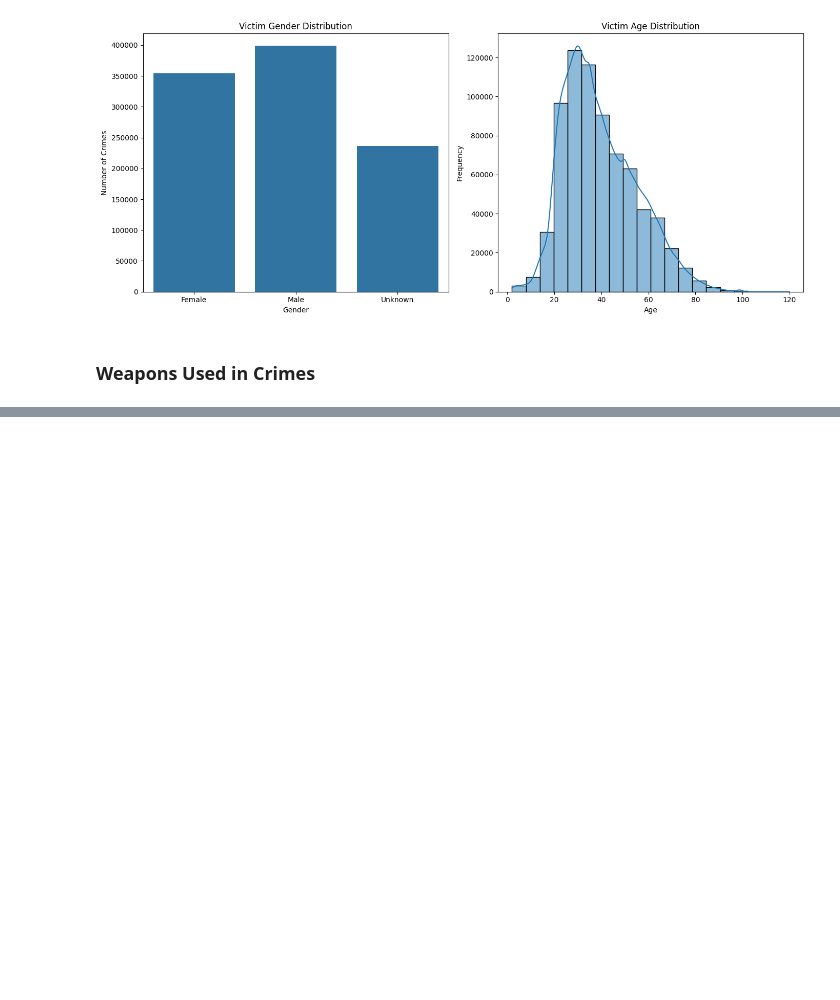
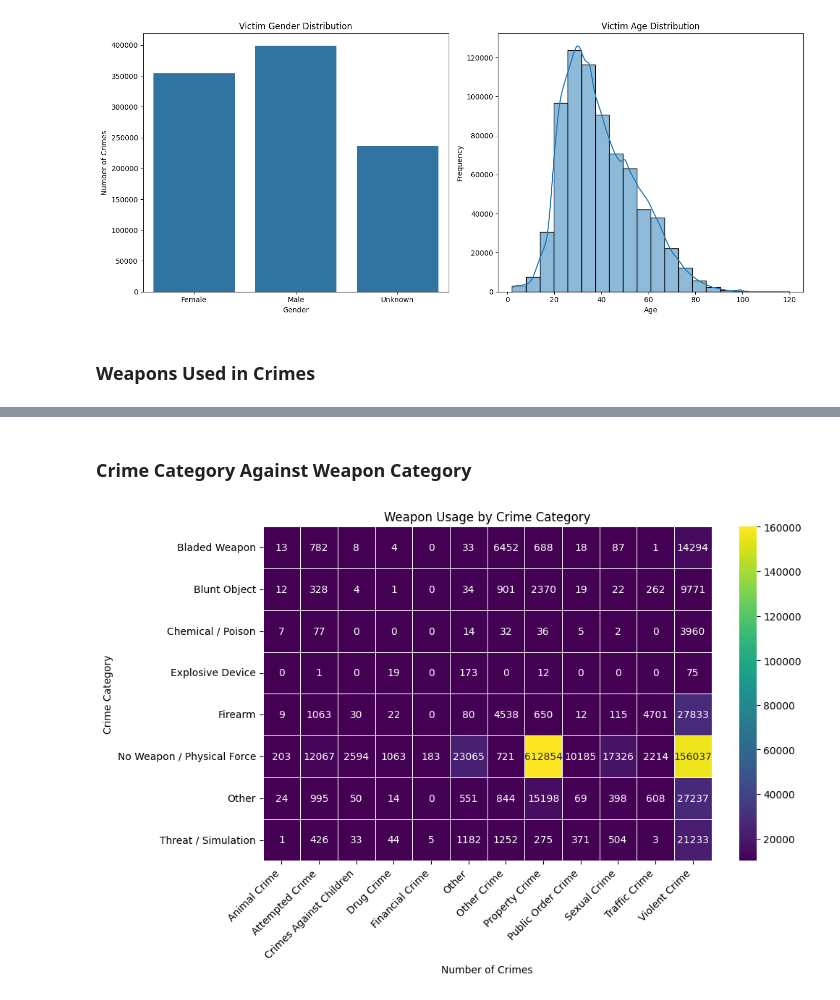
Before and after one commit to safoisgod/DataExploration, a Jupyter notebook: LAPD 2020 -2024 Crime Data Analysis/LAPD 2020 -2024 Crime Data Analysis.ipynb, the cells around one changed output, grey strips where cells are left out. Saved outputs shown, nothing was run; the diff lists cells and outputs as text; code cells hidden in the pictures; blank space fills up the shorter version.

```diff
--- a/LAPD 2020 -2024 Crime Data Analysis/LAPD 2020 -2024 Crime Data Analysis.ipynb
+++ b/LAPD 2020 -2024 Crime Data Analysis/LAPD 2020 -2024 Crime Data Analysis.ipynb
@@ -673,0 +679,19 @@ plt.show()
+# %% [markdown]
+### Crime Category Against Weapon Category
+# %%
+# Prepare the data
+weapon_by_category = df.groupby(['crime_category', 'weapon_category']).size().reset_index(name='crime_count')
+
+# Pivot data for heatmap
+heatmap_data = weapon_by_category.pivot(index='weapon_category', columns='crime_category', values='crime_count').fillna(0)
+
+# Plot weapon usage
+plt.figure(figsize=(10, 6))
+sns.heatmap(heatmap_data, vmin=10000, vmax=160000, cmap='viridis', annot=True, fmt='.0f', linewidths=.5)
+plt.title('Weapon Usage by Crime Category')
+plt.xlabel('Number of Crimes')
+plt.ylabel('Crime Category')
+plt.xticks(rotation = 45, ha="right")
+plt.show()
+# %% [output]
+[figure, added]
```
Also changed, not shown: parts of 16 cells of this notebook.
